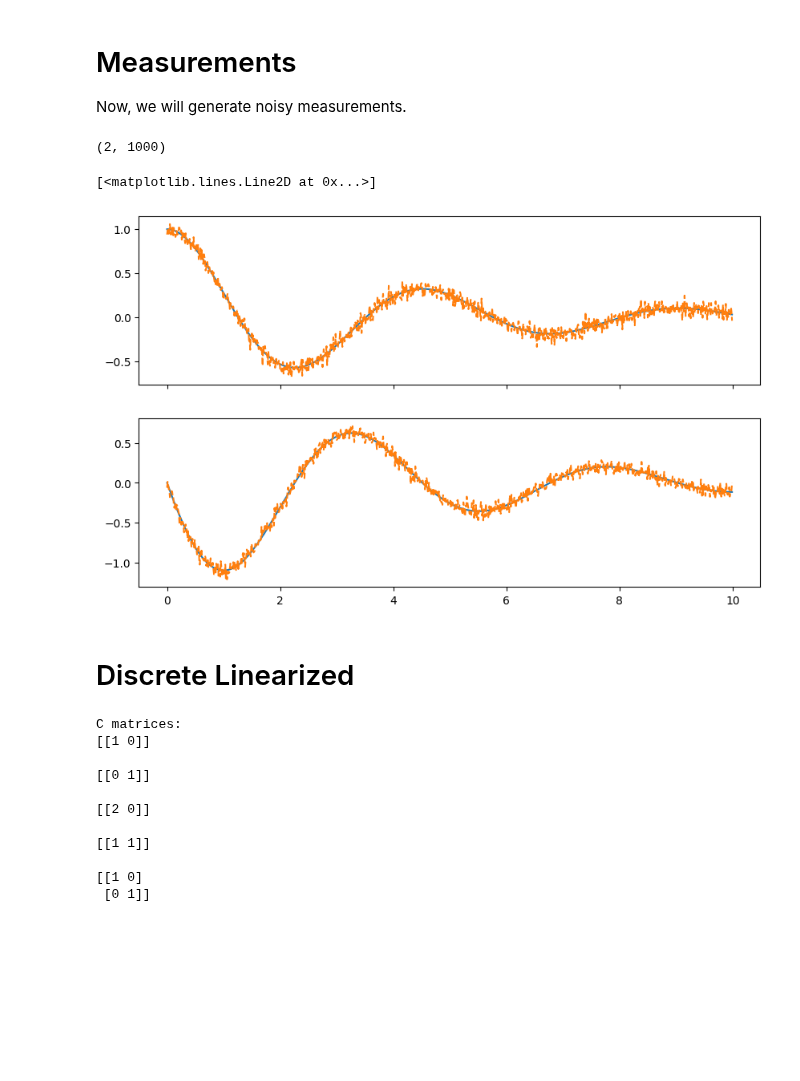
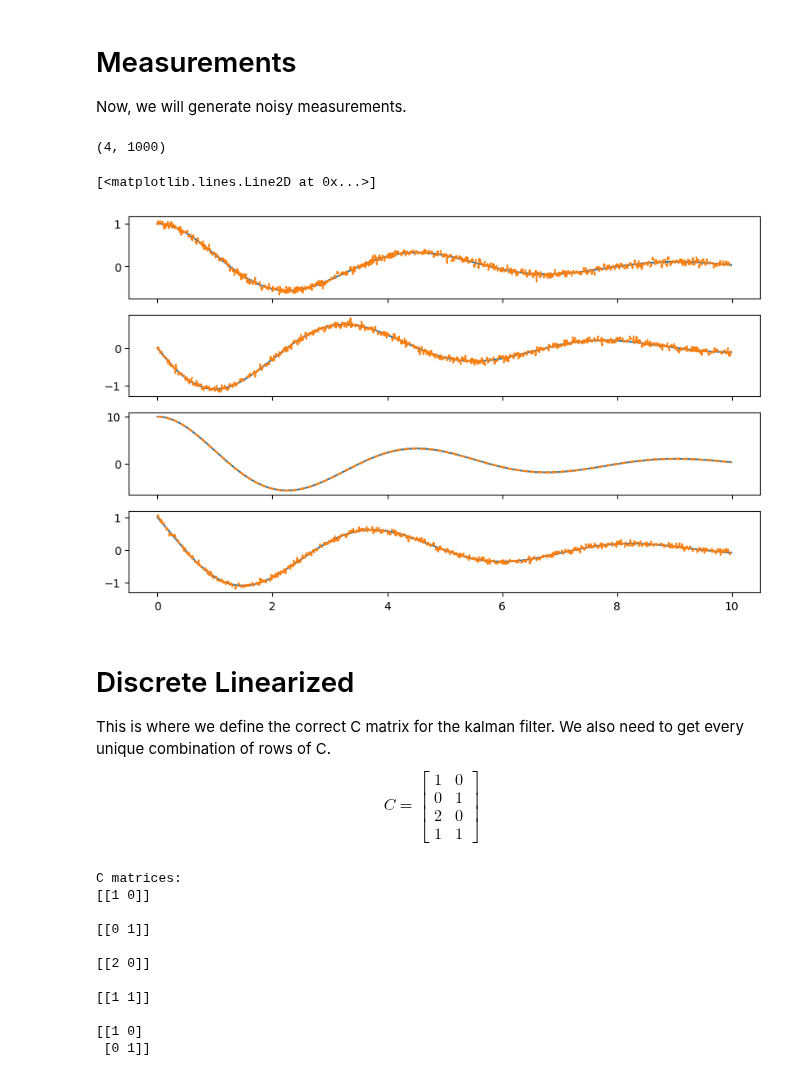
Before and after one commit to jadenmecham/First-Project, a Jupyter notebook: 3 - Sort All Combos/floris-adapted/springmass-sort.ipynb, the cells around one changed output. Drawn from its saved outputs; the diff is of its cells as text; code cells hidden in the pictures; blank space fills up the shorter version.

```diff
--- a/3 - Sort All Combos/floris-adapted/springmass-sort.ipynb
+++ b/3 - Sort All Combos/floris-adapted/springmass-sort.ipynb
@@ -33,7 +33,7 @@ k_xdot = 0
 F0 = m*a
 
 # Noise for measurements: (standard deviations)
-v = [0.05, 0.05] # Position, velocity noise
+v = [0.05, 0.05, 0.05, 0.05] # Position, velocity noise
 # %% [markdown]
 # Desired trajectory
 # %%
@@ -91 +102,16 @@ x_des = desired_trajectory(t)
+# %%
+x = X[0, :]
+xdot = X[1, :]
+
+tenx = 10*x
+xxdot = x + xdot
+
+# append tenx and xxdot to X
+X = np.vstack((X, tenx))
+X = np.vstack((X, xxdot))
+
+tenx = X[2, :]
+xxdot = X[3, :]
+
+x_des = desired_trajectory(t)
 # %%
@@ -103,9 +136,9 @@ ax[1].plot(t, xdot, label='xdot')
 Now, we will generate noisy measurements.
 # %%
 def h(x, v):
-    x, xdot = x
+    x, xdot, tenx, xxdot = x
 
-    y = np.array([x, xdot])
+    y = np.array([x, xdot, tenx, xxdot])
     noise = np.array( [np.random.normal(0, vi) for vi in v] )
 
     return (y + noise).tolist()
@@ -113,18 +146,31 @@ def h(x, v):
 Y = np.vstack( [h(X[:,i], v) for i in range(X.shape[1]) ] ).T
 print(np.shape(Y))
 # %% [output]
-(2, 1000)
+(4, 1000)
 # %%
-fig, ax = plt.subplots(2, 1, figsize=(10, 6), sharex=True)
+fig, ax = plt.subplots(4, 1, figsize=(10, 6), sharex=True)
 # plot x and xdot
 ax[0].plot(t, x, label='x')
 ax[0].plot(t, Y[0, :], label='x_m', linestyle='--')
 ax[1].plot(t, xdot, label='xdot')
 ax[1].plot(t, Y[1, :], label='xdot_m', linestyle='--')
+ax[2].plot(t, tenx, label='10*x')
+ax[2].plot(t, Y[2, :], label='10*x_m', linestyle='--')
+ax[3].plot(t, xxdot, label='x+xdot')
+ax[3].plot(t, Y[3, :], label='x+xdot_m', linestyle='--')
 # %% [output]
 [<matplotlib.lines.Line2D at 0x...>]
-[figure, old version]
+[figure, new version]
-# %% [markdown]
-# Discrete Linearized
+# %% [markdown]
+# Discrete Linearized
+This is where we define the correct C matrix for the kalman filter. We also need to get every unique combination of rows of C.
+$$
+C = \begin{bmatrix}
+1 & 0\\
+0 & 1\\
+2 & 0\\
+1 & 1
+\end{bmatrix}
+$$
 # %%
 def control_linear(X, t):
```
Also changed, not shown: parts of 19 cells of this notebook.
